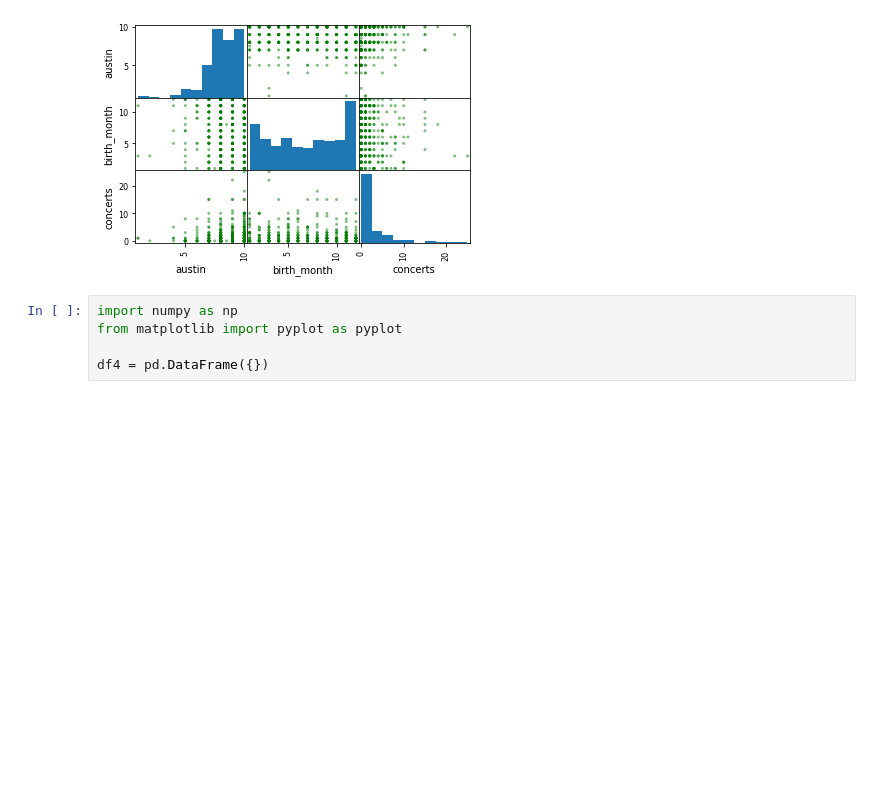
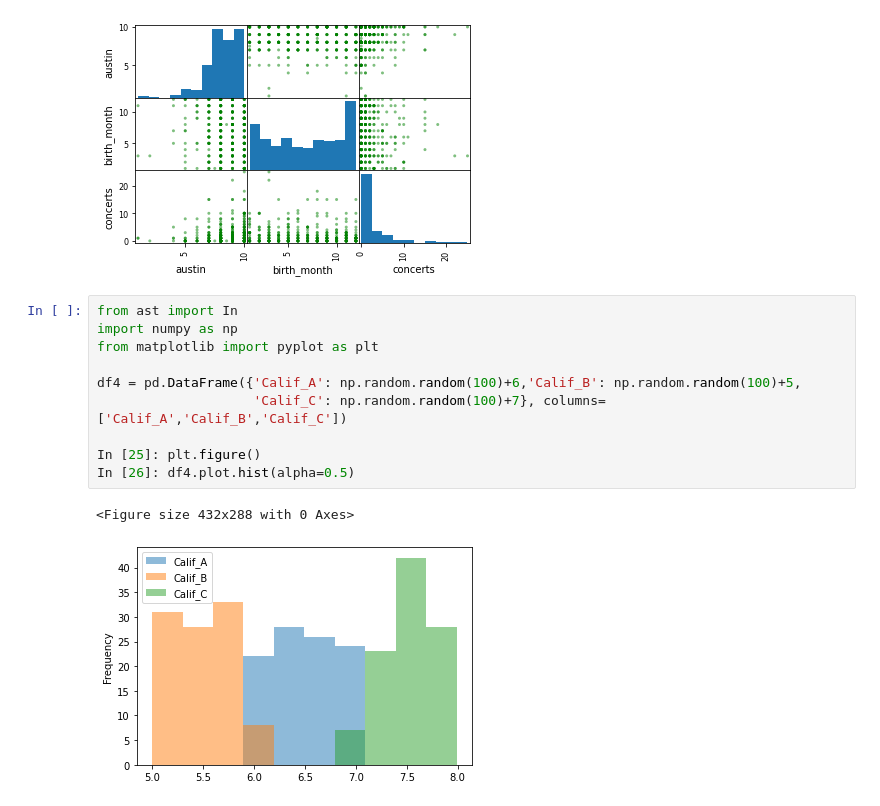
Before and after one commit to 2020freddyoscar2021/py_PYTHON, a Jupyter notebook: TUTO-Estadistica.ipynb, the cells around one changed output. Saved outputs shown, nothing was run; the diff lists cells and outputs as text; blank space fills up the shorter version.

```diff
--- a/TUTO-Estadistica.ipynb
+++ b/TUTO-Estadistica.ipynb
@@ -54,8 +54,16 @@ import matplotlib.pyplot as plt
 plt.show()
 # %% [output]
 [figure]
-# %%
-import numpy as np
-from matplotlib import pyplot as pyplot
-
-df4 = pd.DataFrame({})
+# %%
+from ast import In
+import numpy as np
+from matplotlib import pyplot as plt
+
+df4 = pd.DataFrame({'Calif_A': np.random.random(100)+6,'Calif_B': np.random.random(100)+5,
+                    'Calif_C': np.random.random(100)+7}, columns=['Calif_A','Calif_B','Calif_C'])
+
+In [25]: plt.figure()
+In [26]: df4.plot.hist(alpha=0.5)
+# %% [output]
+<Figure size 432x288 with 0 Axes>
+[figure, added]
```
Also changed, not shown: parts of 2 cells of this notebook.
